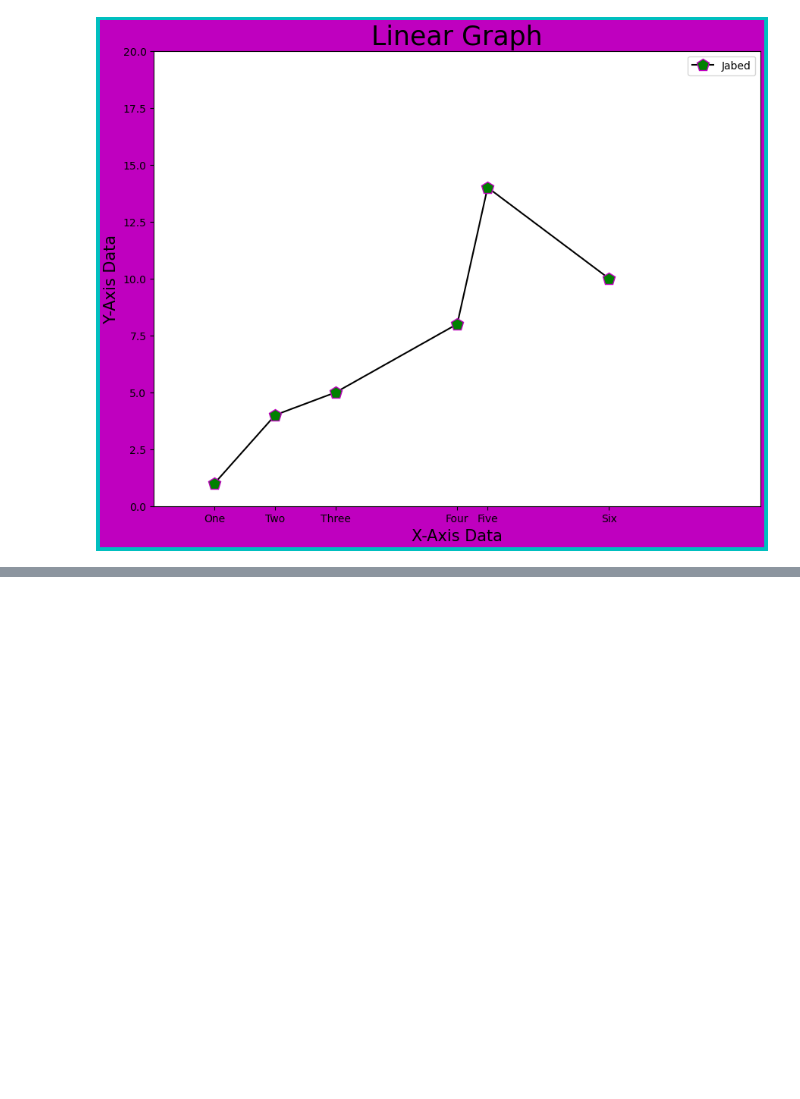
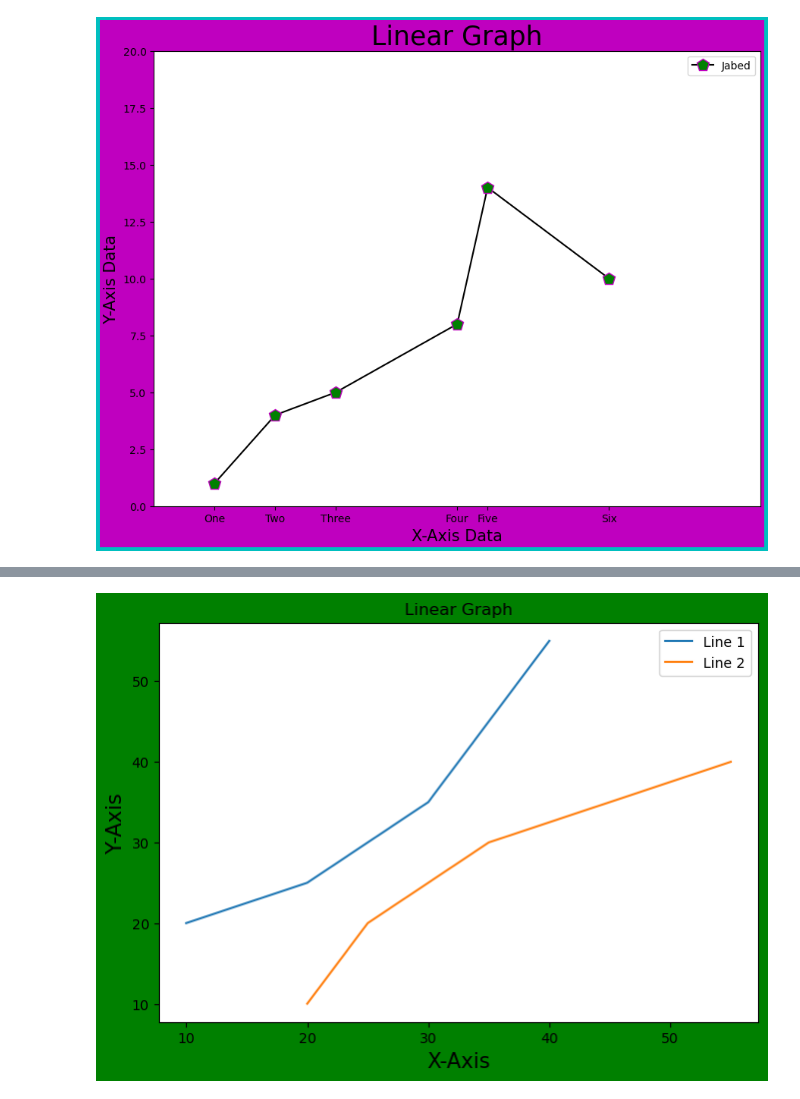
Before and after one commit to jabedkhanjb/Matplotlib, a Jupyter notebook: Matplotlib Data Analysis/Matplotlib Data Analysis.ipynb, the cells around one changed output, grey strips where cells are left out. Drawn from its saved outputs; the diff is of its cells as text; code cells hidden in the pictures; blank space fills up the shorter version.

```diff
--- a/Matplotlib Data Analysis/Matplotlib Data Analysis.ipynb
+++ b/Matplotlib Data Analysis/Matplotlib Data Analysis.ipynb
@@ -195,0 +210,37 @@ plt.show()
+# %%
+import matplotlib.pyplot as plt
+from matplotlib.figure import Figure
+import numpy as np
+
+p1 = np.array([10, 20, 30, 40])
+p2 = np.array([20, 25, 35, 55])
+
+jb = plt.figure(figsize = (6, 4), facecolor = "g")
+
+# Adding the axes to the figure
+fig = jb.add_axes([1,1,1,1])
+
+# plotting 1st dataset to the figure
+fig1 = fig.plot(p1, p2)
+
+# plotting 2nd dataset to the figure
+fig2 = fig.plot(p2, p1)
+
+
+# setting title
+fig.set_title("Linear Graph")
+
+# setting label
+fig.set_xlabel("X-Axis", fontsize = 15)
+fig.set_ylabel("Y-Axis", fontsize = 15)
+
+
+# plt.title("Linear Graph")
+# plt.xlabel("X-Axis")
+# plt.ylabel("Y-Axis")
+
+# plt.legend(labels = ("Line 1", "Line 2"))
+fig.legend(labels = ("Line 1", "Line 2"))
+plt.show()
+# %% [output]
+[figure, added]
```
Also changed, not shown: parts of 3 cells of this notebook, 3 other files.
